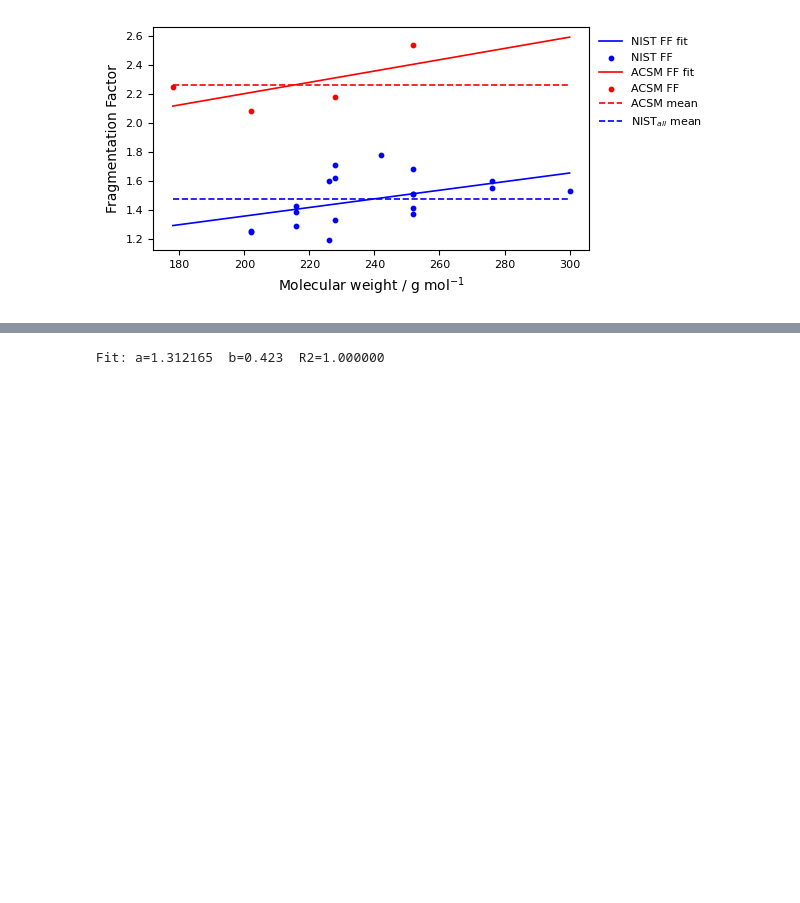
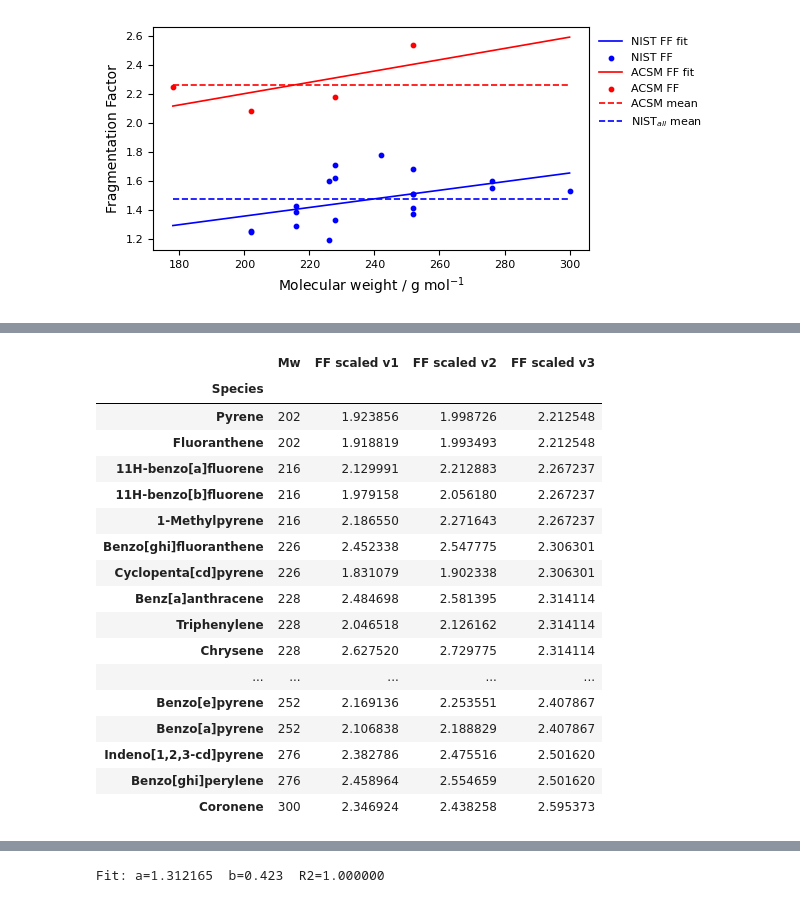
Before and after one commit to Normann25/NFA_project, a Jupyter notebook: cal.ipynb, the cells around one changed output, grey strips where cells are left out. Drawn from its saved outputs; the diff is of its cells as text; code cells hidden in the pictures; blank space fills up the shorter version.

```diff
--- a/cal.ipynb
+++ b/cal.ipynb
@@ -179,0 +207,33 @@ Fit: a=0.003906  b=1.423  R2=0.408855
+# %%
+est_FF = pd.DataFrame(index = FF_NIST.index)
+
+est_FF['Mw'] = FF_NIST['Molecular weight']
+est_FF['FF scaled v1'] = FF_NIST['FF v3'] * factor_all
+est_FF['FF scaled v2'] = FF_NIST['FF v3'] / mean_ratio
+
+v3_array = np.zeros(len(FF_NIST.index))
+for i, j in enumerate(FF_NIST.index):
+    est_v3 = a_array[1]*FF_NIST['Molecular weight'][j] + b_array[1]
+    v3_array[i] = est_v3
+est_FF['FF scaled v3'] = v3_array
+
+display(est_FF)
+# %% [output]
+|  | Mw | FF scaled v1 | FF scaled v2 | FF scaled v3 |
+| Species |  |  |  |  |
+| Pyrene | 202 | 1.923856 | 1.998726 | 2.212548 |
+| Fluoranthene | 202 | 1.918819 | 1.993493 | 2.212548 |
+| 11H-benzo[a]fluorene | 216 | 2.129991 | 2.212883 | 2.267237 |
+| 11H-benzo[b]fluorene | 216 | 1.979158 | 2.056180 | 2.267237 |
+| 1-Methylpyrene | 216 | 2.186550 | 2.271643 | 2.267237 |
+| Benzo[ghi]fluoranthene | 226 | 2.452338 | 2.547775 | 2.306301 |
+| Cyclopenta[cd]pyrene | 226 | 1.831079 | 1.902338 | 2.306301 |
+| Benz[a]anthracene | 228 | 2.484698 | 2.581395 | 2.314114 |
+| Triphenylene | 228 | 2.046518 | 2.126162 | 2.314114 |
+| Chrysene | 228 | 2.627520 | 2.729775 | 2.314114 |
+| ... | ... | ... | ... | ... |
+| Benzo[e]pyrene | 252 | 2.169136 | 2.253551 | 2.407867 |
+| Benzo[a]pyrene | 252 | 2.106838 | 2.188829 | 2.407867 |
+| Indeno[1,2,3-cd]pyrene | 276 | 2.382786 | 2.475516 | 2.501620 |
+| Benzo[ghi]perylene | 276 | 2.458964 | 2.554659 | 2.501620 |
+| Coronene | 300 | 2.346924 | 2.438258 | 2.595373 |
```
Also changed, not shown: parts of 2 cells of this notebook, 2 other files.
